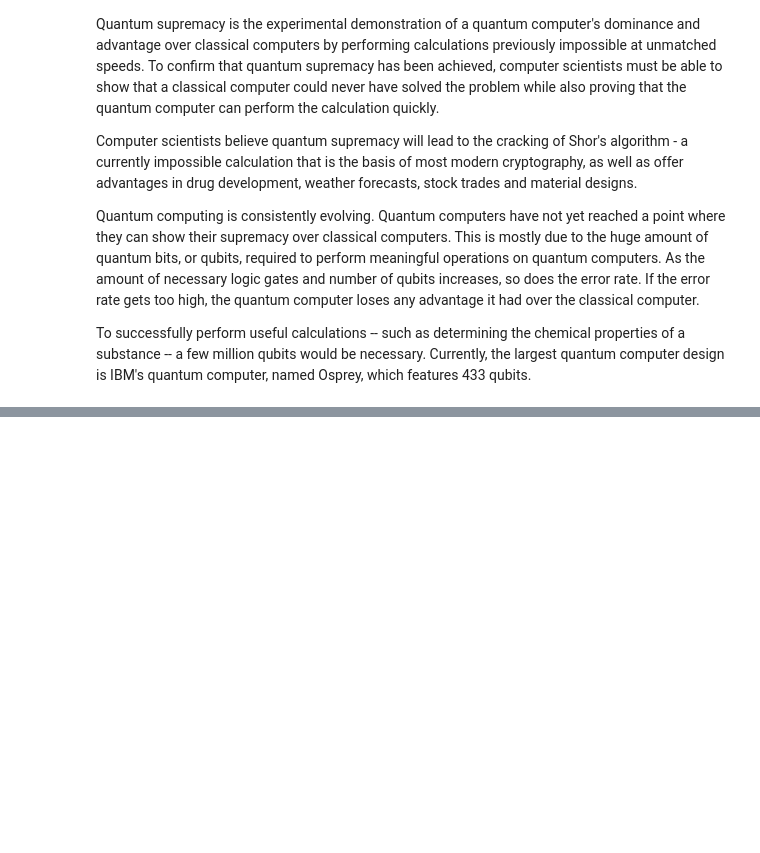
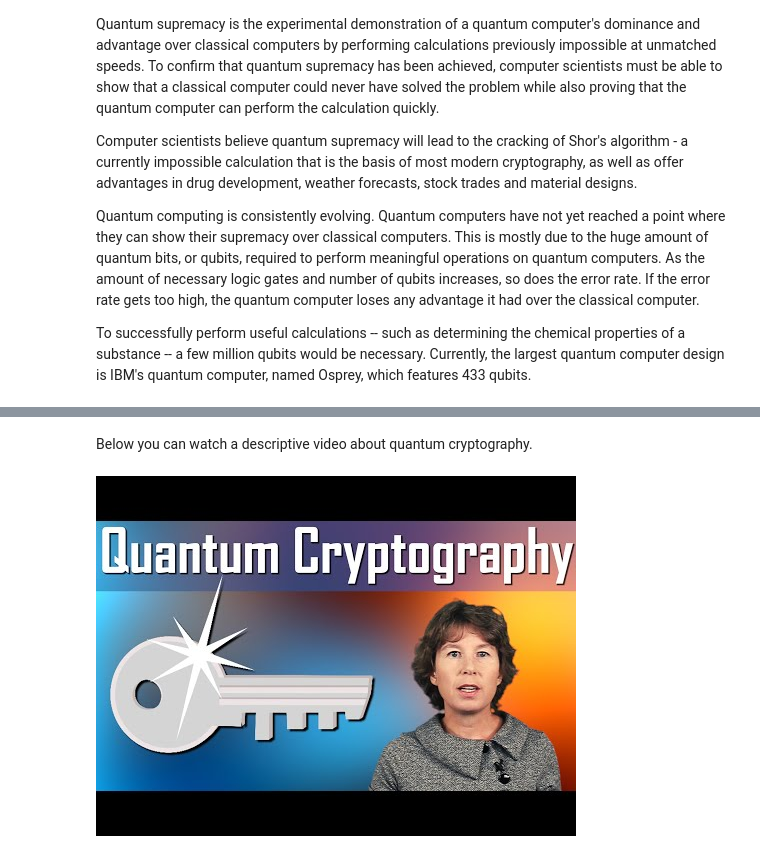
Before and after one commit to GalkaKG/Quantum-Journey, a Jupyter notebook: Quantum Journey.ipynb, the cells around one changed output, grey strips where cells are left out. Drawn from its saved outputs; the diff is of its cells as text; code cells hidden in the pictures; blank space fills up the shorter version.

```diff
--- a/Quantum Journey.ipynb
+++ b/Quantum Journey.ipynb
@@ -33,0 +69,7 @@ Efforts to develop post-quantum cryptography are underway to create algorithms t
+# %% [markdown]
+Below you can watch a descriptive video about quantum cryptography.
+# %%
+video = YouTubeVideo("fLJ9mvTS68Y", height=350, width=550)
+display(video)
+# %% [output]
+[figure, added]
```
Also changed, not shown: parts of 3 cells of this notebook.
